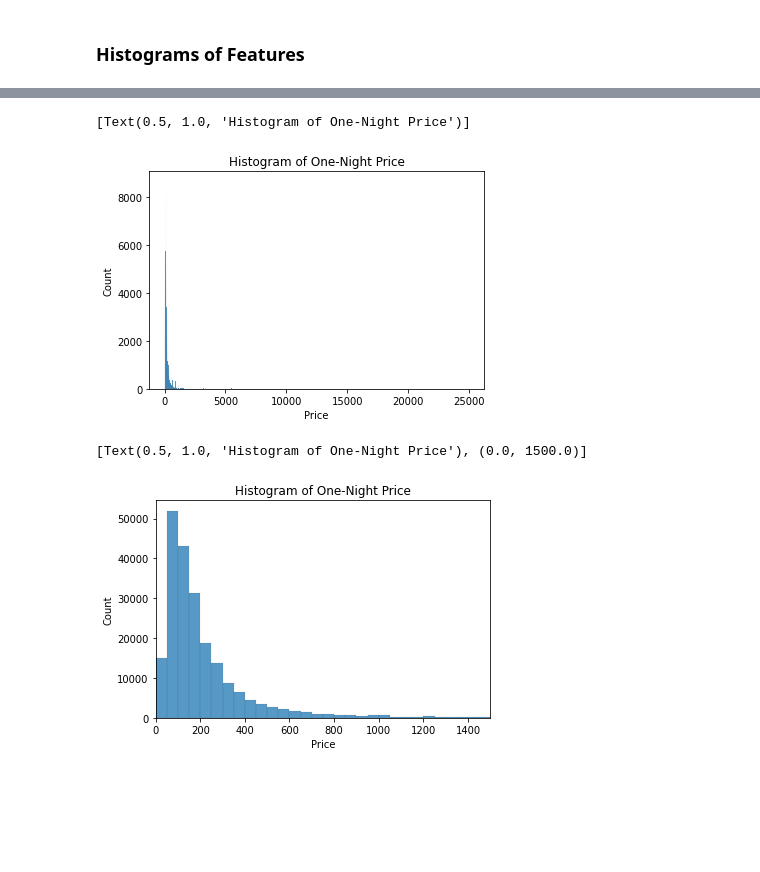
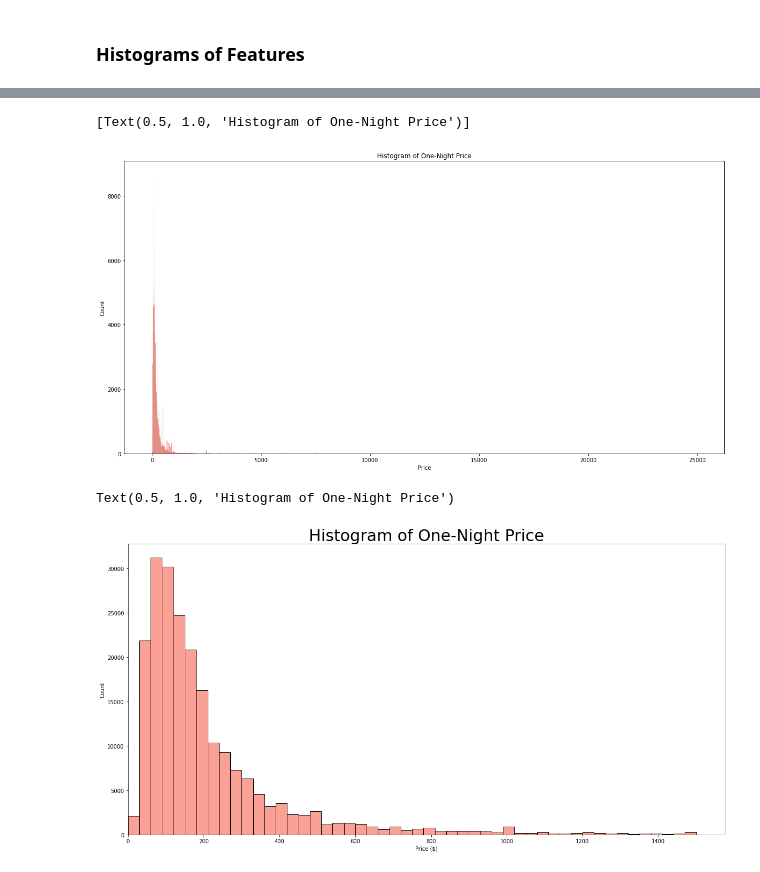
Before and after one commit to caroline-eggett/airbnb-price-predictor, a Jupyter notebook: descriptive_analytics.ipynb, the cells around one changed output, grey strips where cells are left out. Saved outputs shown, nothing was run; the diff lists cells and outputs as text; code cells hidden in the pictures; blank space fills up the shorter version.

```diff
--- a/descriptive_analytics.ipynb
+++ b/descriptive_analytics.ipynb
@@ -151,17 +162,22 @@ Room_Type_Plot.set(xlabel = "Room Type", title = "Room Type Frequency", xlim=(-.
 # %%
-Price_Plot = sns.histplot(data = df_analysis, x = "Price")
+plt.figure(figsize=(20, 10))
+Price_Plot = sns.histplot(data = df_analysis, x = "Price", color="salmon")
 Price_Plot.set(title = "Histogram of One-Night Price")
 
 # Obviously some outliers here
 # %% [output]
 [Text(0.5, 1.0, 'Histogram of One-Night Price')]
-[figure, old version]
+[figure, new version]
 # %%
-Price_Plot = sns.histplot(data = df_analysis, x = "Price", bins = 500)
-Price_Plot.set(title = "Histogram of One-Night Price", xlim=(0,1500))
+plt.figure(figsize=(20, 10))
+Price_Plot = sns.histplot(data = df_analysis, x = "Price", bins = 50, binrange = (0, 1500), color="salmon")
+Price_Plot.set_xlabel("Price ($)")
+Price_Plot.set(xlim=0)
+Price_Plot.set_title("Histogram of One-Night Price", fontsize = 30)
+# Price_Plot.set(title = "Histogram of One-Night Price", xlim=(0,1500))
 
 # Narrowing down the axis limits for visualization
 # %% [output]
-[Text(0.5, 1.0, 'Histogram of One-Night Price'), (0.0, 1500.0)]
+Text(0.5, 1.0, 'Histogram of One-Night Price')
-[figure, old version]
+[figure, new version]
 # %%
```
Also changed, not shown: parts of 14 cells of this notebook, 4 other files.
